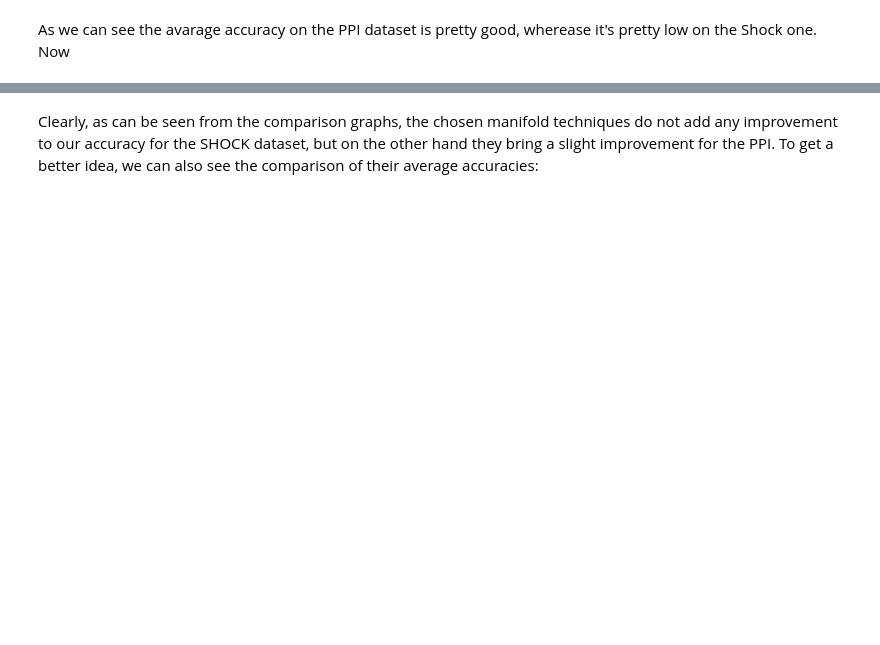
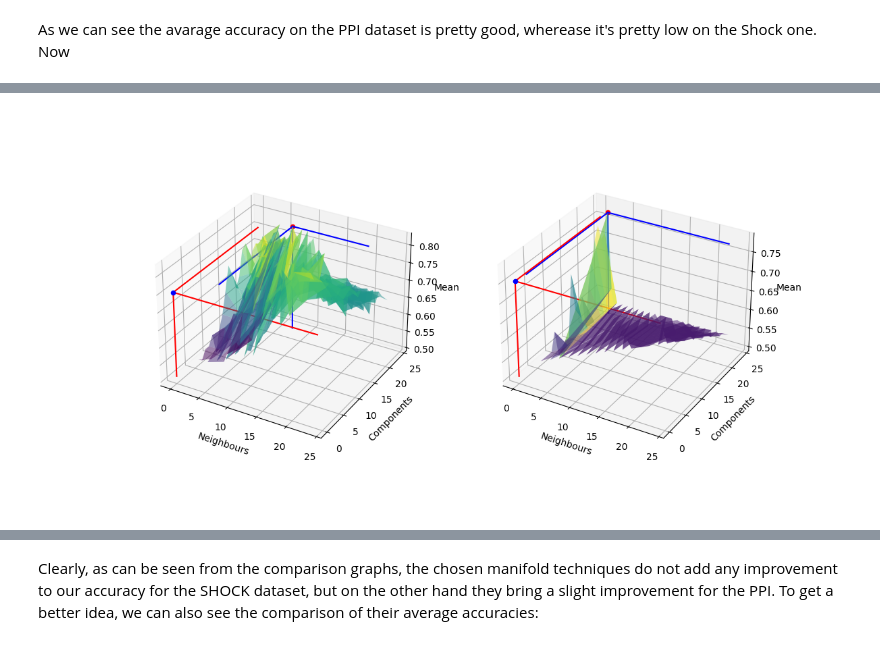
Before and after one commit to jgurakuqi/graph-kernels-and-manifold-svm, a Jupyter notebook: _graph_kernels_and_manifold_svm.ipynb, the cells around one changed output, grey strips where cells are left out. Cells and saved outputs as stored; diff of their text form; code cells hidden in the pictures; blank space fills up the shorter version.

```diff
--- a/_graph_kernels_and_manifold_svm.ipynb
+++ b/_graph_kernels_and_manifold_svm.ipynb
@@ -268,3 +281,84 @@ compare_scores(ppi_scores, ppi_lle_results, ppi_spectral_results)
+# %%
+def compare_scores(linear_result, *manifold_results):
+    if len(manifold_results) != 2:
+        raise Exception("You can compare just two ")
+    linear_result = np.mean(linear_result)
+    fig = plt.figure(figsize=(12, 6), dpi=100)
+    subaxes = [
+        fig.add_subplot(121, projection="3d"),
+        fig.add_subplot(122, projection="3d"),
+    ]
+    for i in range(0, 2):
+        accuracies = manifold_results[i][:, 0].astype(float)
+        neighbours = manifold_results[i][:, 1].astype(int)
+        components = manifold_results[i][:, 2].astype(int)
+        subaxes[i].plot_surface(
+            np.reshape(neighbours, (11, 23)),
+            np.reshape(components, (11, 23)),
+            np.reshape(accuracies, (11, 23)),
+            alpha=0.5,
+            # color="yellow",
+            rstride=1,
+            cstride=1,
+            cmap="viridis",
+            edgecolor="none",
+        )
+        subaxes[i].set_xlabel("Neighbours")
+        subaxes[i].set_ylabel("Components")
+        subaxes[i].set_zlabel("Mean")
+
+        max_mean = manifold_results[i][:, 0].astype(float).max()
+        min_mean = manifold_results[i][:, 0].astype(float).min()
+        index_of_max = np.where(accuracies == max_mean)[0][0]
+
+        subaxes[i].plot(
+            [neighbours[index_of_max], neighbours[index_of_max]],
+            [components[index_of_max], components[index_of_max]],
+            [min_mean, max_mean],
+            zorder=3,
+            color="blue",
+        )  # AVG ACCURACIES
+        subaxes[i].plot(
+            [components[index_of_max], neighbours[index_of_max]],
+            [components[index_of_max], components[index_of_max]],
+            [max_mean, max_mean],
+            zorder=3,
+            color="blue",
+        )  # NEIGHBOURS
+        subaxes[i].plot(
+            [neighbours[index_of_max], neighbours[index_of_max]],
+            [0, components[index_of_max]],
+            [max_mean, max_mean],
+            zorder=3,
+            color="blue",
+        )  # COMPONENTS
+        subaxes[i].scatter(
+            neighbours[index_of_max], components[index_of_max], max_mean, color="red"
+        )  # SCORE WITH MANIFOLD
+        subaxes[i].scatter(0, 0, linear_result, color="blue")  # SCORE WITHOUT MANIFOLD
+
+        subaxes[i].plot(
+            [0, 0], [0, 0], [min_mean, linear_result], zorder=3, color="red"
+        )  # AVG ACCURACIES
+        subaxes[i].plot(
+            [0, number_of_neighs_comps - 1],
+            [0, 0],
+            [linear_result, linear_result],
+            zorder=3,
+            color="red",
+        )  # NEIGHBOURS
+        subaxes[i].plot(
+            [0, 0],
+            [0, number_of_neighs_comps - 1],
+            [linear_result, linear_result],
+            zorder=3,
+            color="red",
+        )  # COMPONENTS
+
+
+compare_scores(ppi_scores, ppi_lle_results, ppi_spectral_results)
+# %% [output]
+[figure, added]
 # %%
 compare_scores(shock_scores, shock_lle_results, shock_spectral_results)
 # %% [output]
```
Also changed, not shown: parts of 9 cells of this notebook, 1 other file.
